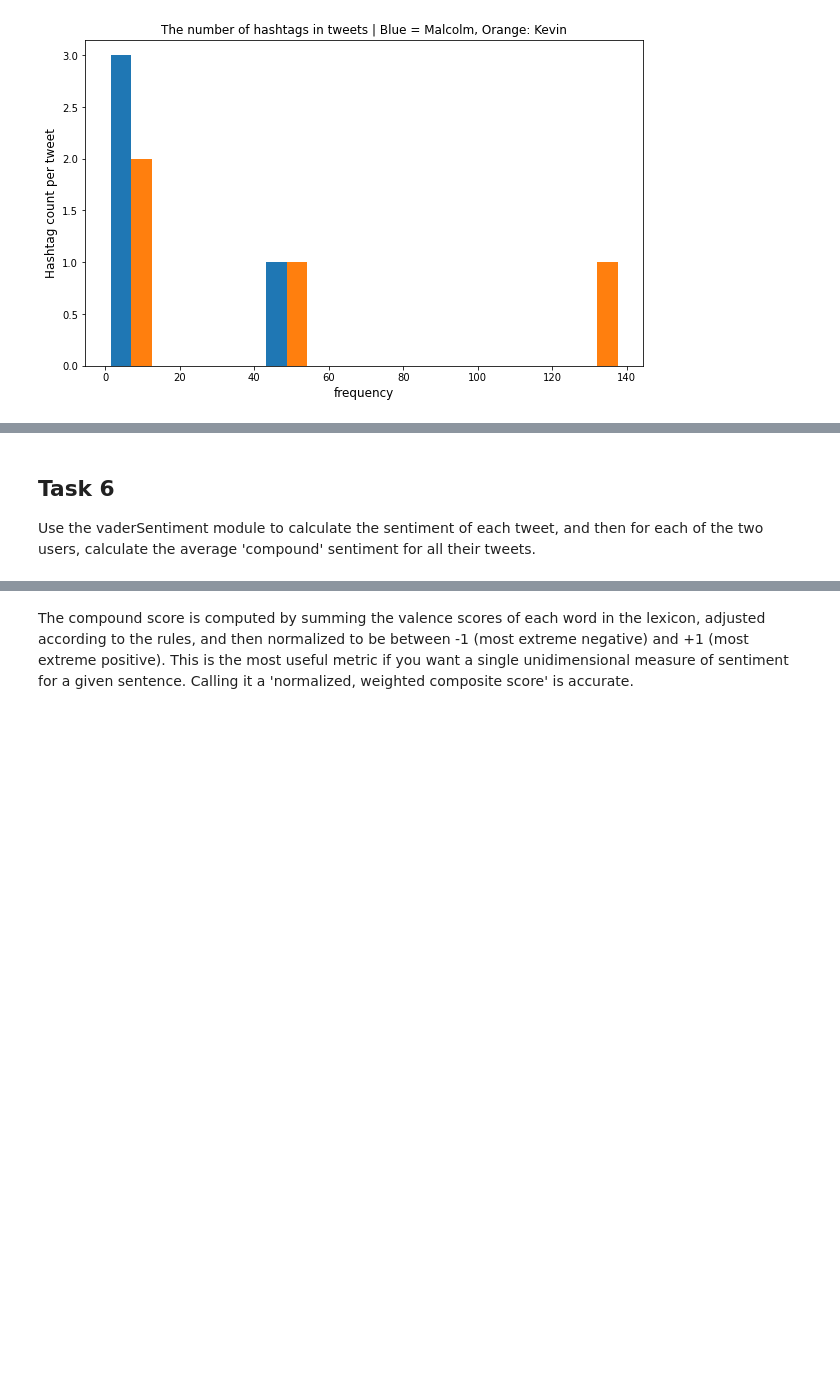
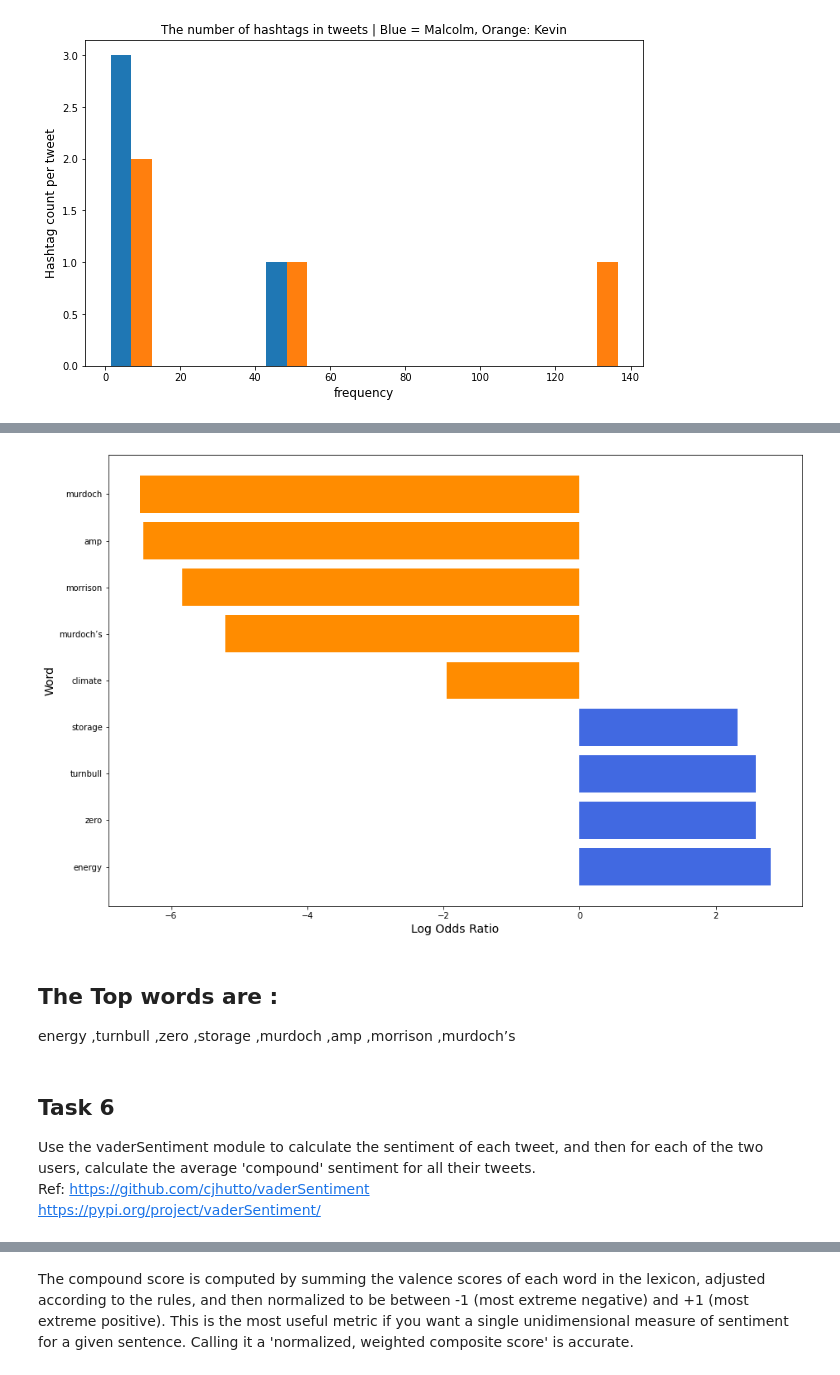
Before and after one commit to sanjay-kv/Twitter-Tweet-Analysis, a Jupyter notebook: Assessed-Task-2.ipynb, the cells around one changed output, grey strips where cells are left out. Cells and saved outputs as stored; diff of their text form; code cells hidden in the pictures; blank space fills up the shorter version.

```diff
--- a/Assessed-Task-2.ipynb
+++ b/Assessed-Task-2.ipynb
@@ -557,0 +666,6 @@ Calculate the log odds ratio for each word used in the set of tweets, and list t
+# %%
+tweets_SM = tweets[tweets['user_id']=='Kevin Rudd']
+tweets_SM = tweets_SM.reset_index(drop=True)
+#Creating list of words of Kevin Rudd
+Kevin_list=tweets_SM['df_list']
+Kevin_list.head(5)
@@ -557,0 +747,4 @@ Calculate the log odds ratio for each word used in the set of tweets, and list t
+# %%
+#merging the above two tables
+top20_listing = pd.merge(sorted_M, sorted_K, on='word', how='outer')
+top20_listing
@@ -557,0 +762,8 @@ Calculate the log odds ratio for each word used in the set of tweets, and list t
+# %%
+#Dropping unused columns
+top20_listing.drop(['user_id_x', 'user_id_y'], axis=1, inplace=True)
+
+top20_listing['freq_M'] = top20_listing['freq_M'].fillna(0)
+top20_listing['freq_K'] = top20_listing['freq_K'].fillna(0)
+top20_listing.fillna(method='ffill', inplace=True)
+top20_listing
@@ -557,0 +781,6 @@ Calculate the log odds ratio for each word used in the set of tweets, and list t
+# %%
+top20_listing['ratio_JH'] = [i+1 / j+1 for i,j in zip(top20_listing['freq_M'], top20_listing['total_K'])]
+top20_listing['ratio_SM'] = [i+1 / j+1 for i,j in zip(top20_listing['freq_K'],top20_listing['total_M'])]
+top20_listing['odds_ratio'] = [i/j for i,j in zip(top20_listing['ratio_JH'], top20_listing['ratio_SM'])]
+top20_listing['log'] = np.log2(top20_listing['odds_ratio'])
+top20_listing
@@ -558,3 +798,25 @@ Calculate the log odds ratio for each word used in the set of tweets, and list t
+# %%
+cols = ['word', 'log']
+results_df = top20_listing[cols]
+
+new_index = results_df.log.sort_values(ascending = False).index
+sorted_results = results_df.reindex(new_index)
+filtered_results = sorted_results[np.abs(sorted_results['log']) > 0]
+
+plt.figure(figsize =(15,10))
+colors = ['royalblue' if (x > 0) else 'darkorange' for x in filtered_results['log']]
+plt.barh(filtered_results['word'], filtered_results['log'], color=colors)
+
+plt.xlabel('Log Odds Ratio', fontsize = 14)
+plt.ylabel('Word', fontsize = 14)
+plt.show()
+# %% [output]
+[figure, added]
+# %% [markdown]
+## The Top words are :
+energy	,turnbull	,zero	,storage	,murdoch	,amp	,morrison	,murdoch’s
 # %% [markdown]
 ## Task 6
-Use the vaderSentiment module to calculate the sentiment of each tweet, and then for each of the two users, calculate the average 'compound' sentiment for all their tweets.
+Use the vaderSentiment module to calculate the sentiment of each tweet, and then for each of the two users, calculate the average 'compound' sentiment for all their tweets.<br>
+Ref: https://github.com/cjhutto/vaderSentiment<br>
+     https://pypi.org/project/vaderSentiment/
```
Also changed, not shown: parts of 49 cells of this notebook, 3 other files.
